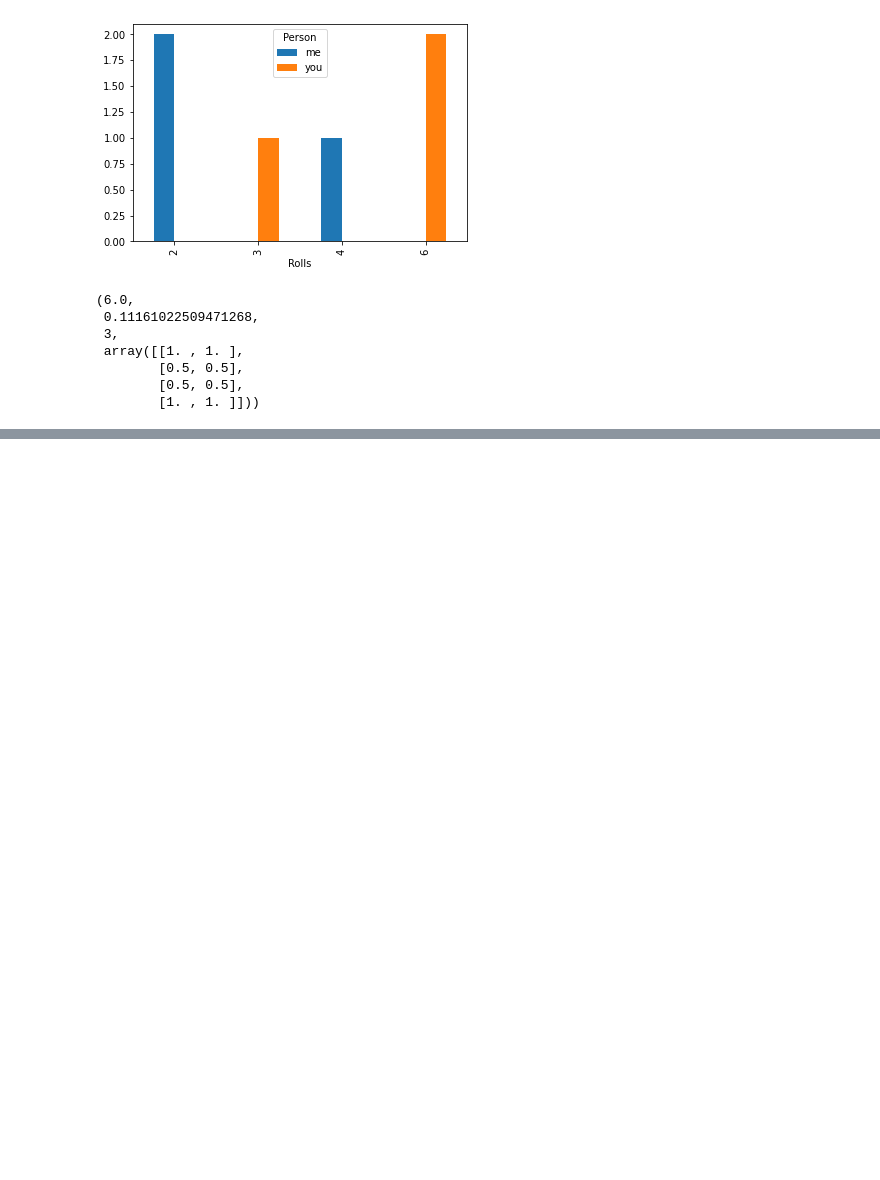
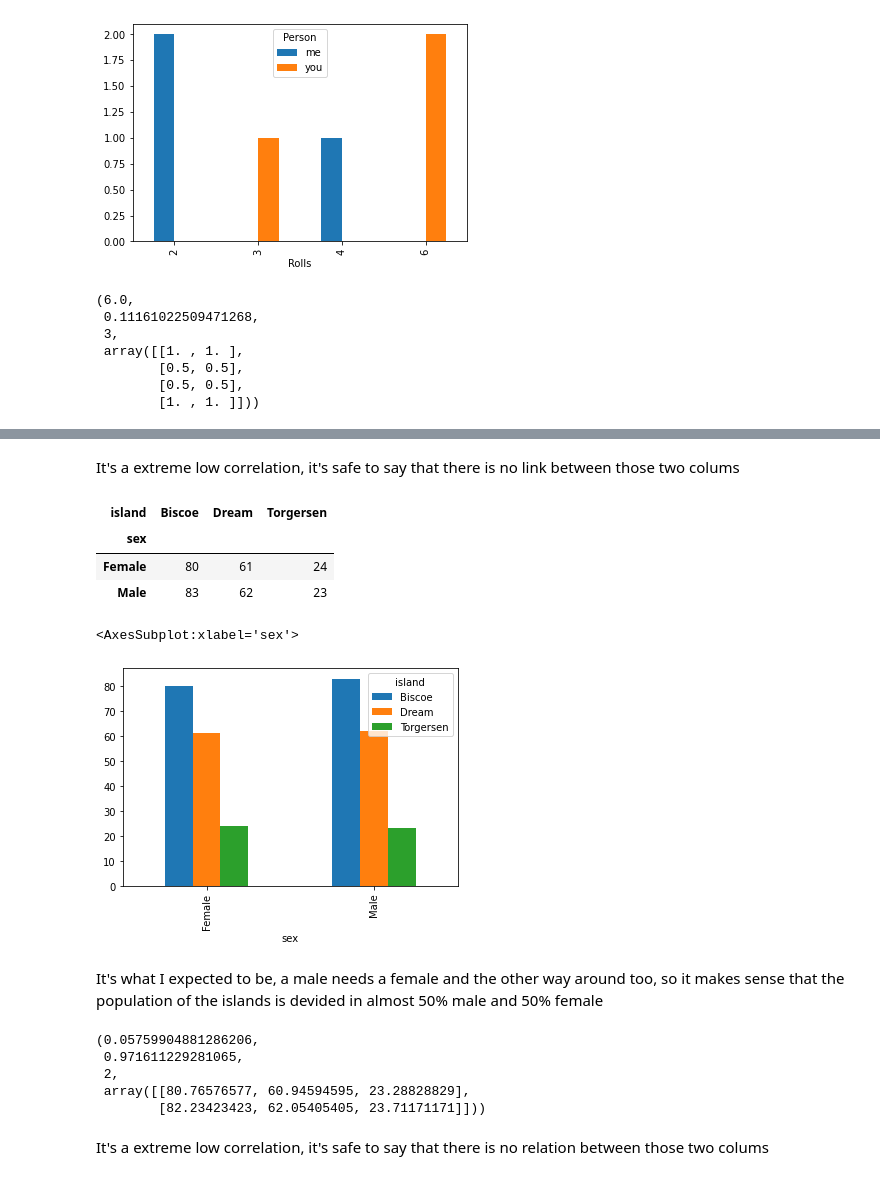
Before and after one commit to NoahKeijzer/DataSciencePortfolio, a Jupyter notebook: Bivariate analysis.ipynb, the cells around one changed output, grey strips where cells are left out. Drawn from its saved outputs; the diff is of its cells as text; code cells hidden in the pictures; blank space fills up the shorter version.

```diff
--- a/Bivariate analysis.ipynb
+++ b/Bivariate analysis.ipynb
@@ -549,3 +572,30 @@ For this bivariate analysis, at least perform the following tasks:
+# %% [markdown]
+It's a extreme low correlation, it's safe to say that there is no link between those two colums
+# %%
+contingencyTable = penguins.groupby(['island','sex']).size().unstack('island', fill_value=0)
+contingencyTable
+# %% [output]
+| island | Biscoe | Dream | Torgersen |
+| sex |  |  |  |
+| Female | 80 | 61 | 24 |
+| Male | 83 | 62 | 23 |
+# %%
+contingencyTable.plot(kind='bar')
+# %% [output]
+<AxesSubplot:xlabel='sex'>
+[figure, added]
+# %% [markdown]
+It's what I expected to be, a male needs a female and the other way around too, so it makes sense that the population of the islands is devided in almost 50% male and 50% female
+# %%
+chi2_contingency(contingencyTable)
+# %% [output]
+(0.05759904881286206,
+ 0.971611229281065,
+ 2,
+ array([[80.76576577, 60.94594595, 23.28828829],
+        [82.23423423, 62.05405405, 23.71171171]]))
+# %% [markdown]
+It's a extreme low correlation, it's safe to say that there is no relation between those two colums
 # %% [markdown]
 ### Portfolio assignment 14
 Perform a bivariate analysis on at least 1 combination of 2 columns with categorical data in the dataset that you chose in portfolio assignment 4.
```
Also changed, not shown: parts of 21 cells of this notebook, 18 other files.
